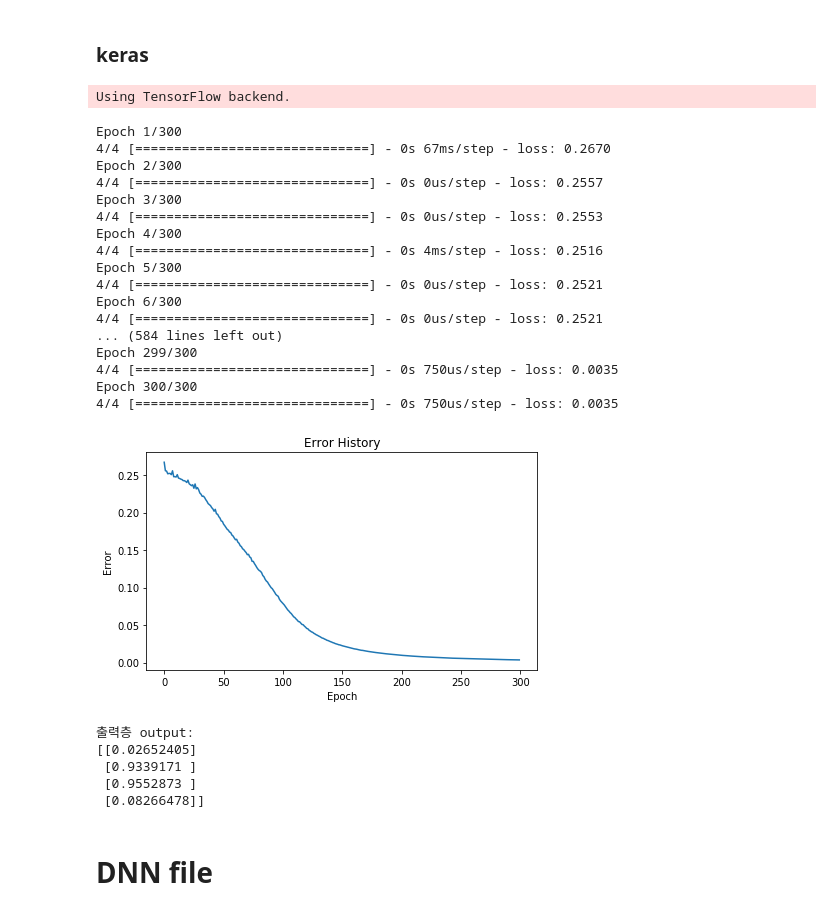
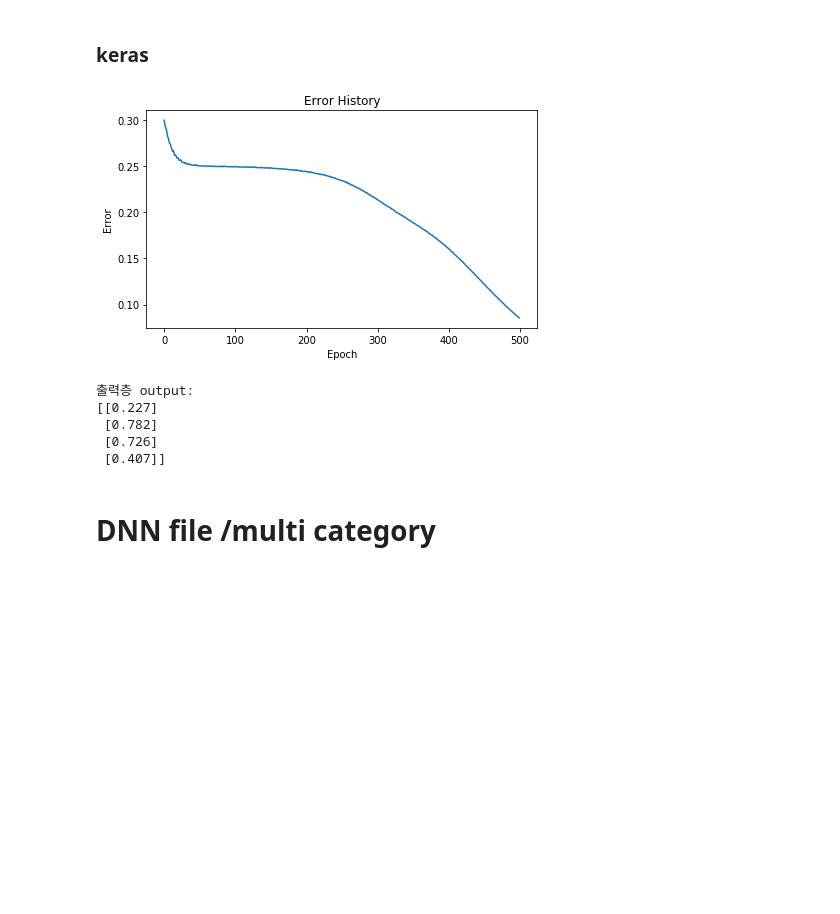
Before and after one commit to flowow/Python, a Jupyter notebook: Jupyter/fm3.ipynb, the cells around one changed output. Cells and saved outputs as stored; diff of their text form; code cells hidden in the pictures; blank space fills up the shorter version.

```diff
--- a/Jupyter/fm3.ipynb
+++ b/Jupyter/fm3.ipynb
@@ -122,60 +122,43 @@ Shapiro-Wilks 검정 : 검정통계량 = 0.9511, p-value = 0.0000
 # %%
 import numpy as np
 from keras import optimizers
 from keras.models import Sequential
 from keras.layers import Dense
 import matplotlib.pyplot as plt
 
 # XOR 계산을 위한 학습용 데이터를 구성한다
 trainX = np.array([[0,0], [0,1], [1,0], [1,1]])     # 입력값 : 4 x 2 행렬
 trainY = np.array([[0],[1],[1],[0]])                # 출력값 : 4 x 1 행렬
 
 model = Sequential()
 model.add(Dense(4, input_dim=2, activation='sigmoid'))
 model.add(Dense(1, activation='sigmoid'))
-adam = optimizers.Adam(lr = 0.05)
+model.add(Dense(1, activation='sigmoid'))#은닉층이 증가할수록 오류가 빨리 감소함
+adam = optimizers.Adam(lr = 0.01)
 model.compile(loss='mse', optimizer=adam)
-history = model.fit(trainX, trainY, batch_size = 1, epochs = 300)
+history = model.fit(trainX, trainY, batch_size = 1, epochs = 500, verbose=0)
 
 # 학습 데이터 성능 곡선을 그린다
 plt.figure(1, figsize=(7, 4))
 plt.plot(history.history['loss'])
 plt.xlabel('Epoch')
 plt.ylabel('Error')
 plt.title('Error History')
 plt.show()
 
 # 학습 데이터에 대한 인공신경망의 출력을 확인한다
 predY = model.predict(trainX)
 print("출력층 output:")
 print(predY)
 # %% [output]
+[figure, new version]
-Using TensorFlow backend.
+출력층 output:
+[[0.227]
+ [0.782]
+ [0.726]
+ [0.407]]
-Epoch 1/300
-4/4 [==============================] - 0s 67ms/step - loss: 0.2670
-Epoch 2/300
-4/4 [==============================] - 0s 0us/step - loss: 0.2557
-Epoch 3/300
-4/4 [==============================] - 0s 0us/step - loss: 0.2553
-Epoch 4/300
-4/4 [==============================] - 0s 4ms/step - loss: 0.2516
-Epoch 5/300
-4/4 [==============================] - 0s 0us/step - loss: 0.2521
-Epoch 6/300
-4/4 [==============================] - 0s 0us/step - loss: 0.2521
-... (584 lines left out)
-Epoch 299/300
-4/4 [==============================] - 0s 750us/step - loss: 0.0035
-Epoch 300/300
-4/4 [==============================] - 0s 750us/step - loss: 0.0035
-[figure, old version]
-출력층 output:
-[[0.02652405]
- [0.9339171 ]
- [0.9552873 ]
- [0.08266478]]
 # %% [markdown]
-# DNN file
+# DNN file /multi category
 # %%
 from keras import optimizers
 from keras.models import Sequential
```
Also changed, not shown: parts of 1 cell of this notebook, 6 other files.
